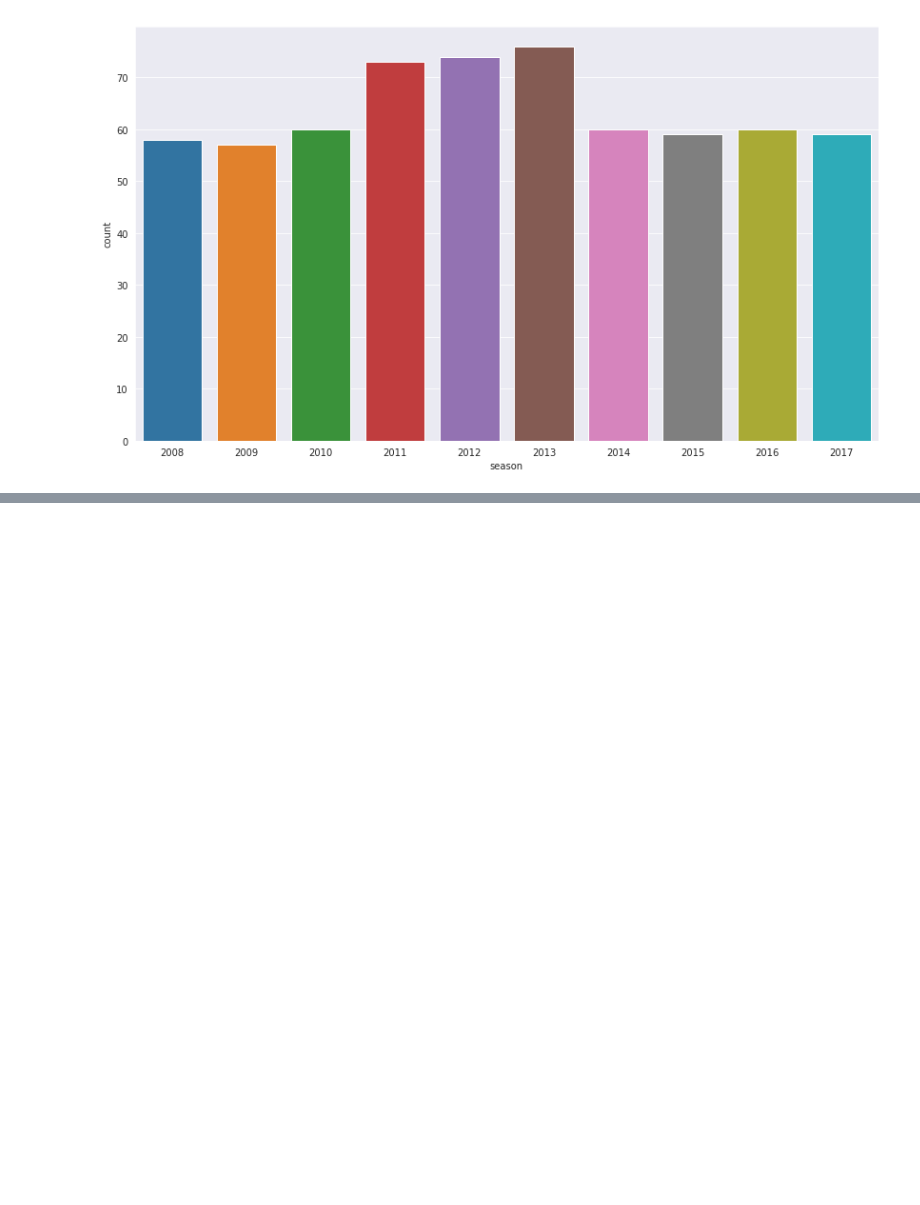
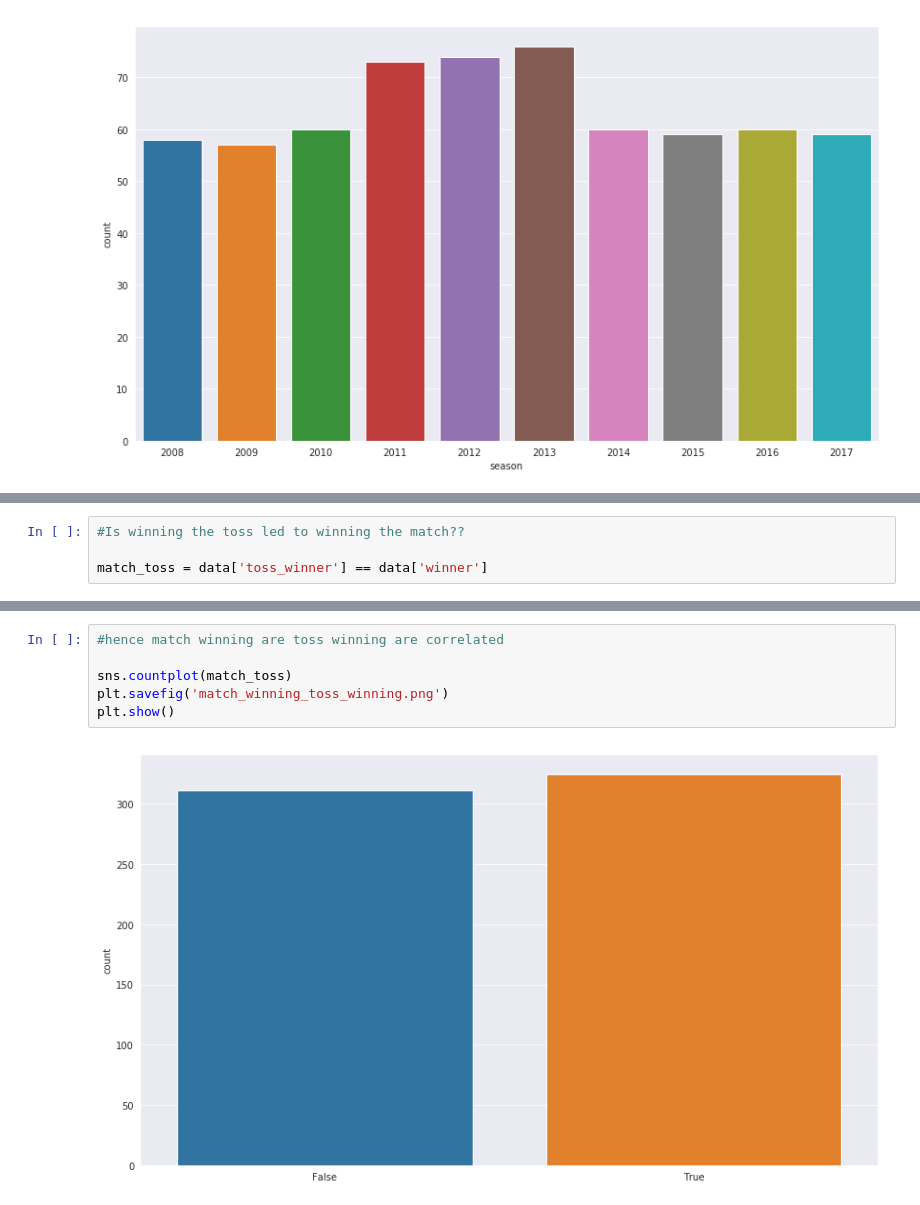
Before and after one commit to beingshivam/Python-projects, a Jupyter notebook: IPL_EDA.ipynb, the cells around one changed output, grey strips where cells are left out. Saved outputs shown, nothing was run; the diff lists cells and outputs as text; blank space fills up the shorter version.

```diff
--- a/IPL_EDA.ipynb
+++ b/IPL_EDA.ipynb
@@ -190,0 +216,4 @@ plt.show()
+# %%
+#Is winning the toss led to winning the match??
+
+match_toss = data['toss_winner'] == data['winner']
@@ -190,0 +226,8 @@ plt.show()
+# %%
+#hence match winning are toss winning are correlated
+
+sns.countplot(match_toss)
+plt.savefig('match_winning_toss_winning.png')
+plt.show()
+# %% [output]
+[figure, added]
```
Also changed, not shown: parts of 5 cells of this notebook.
